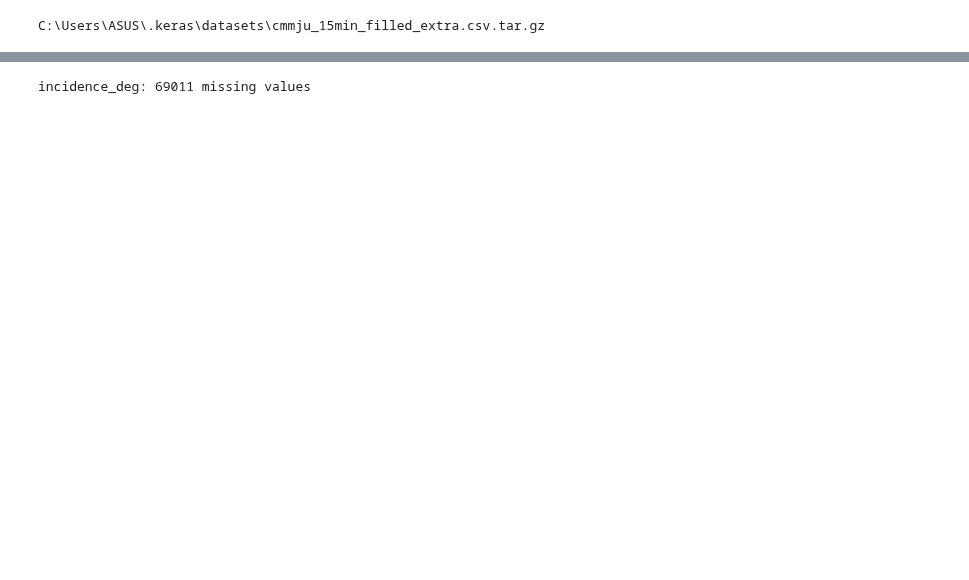
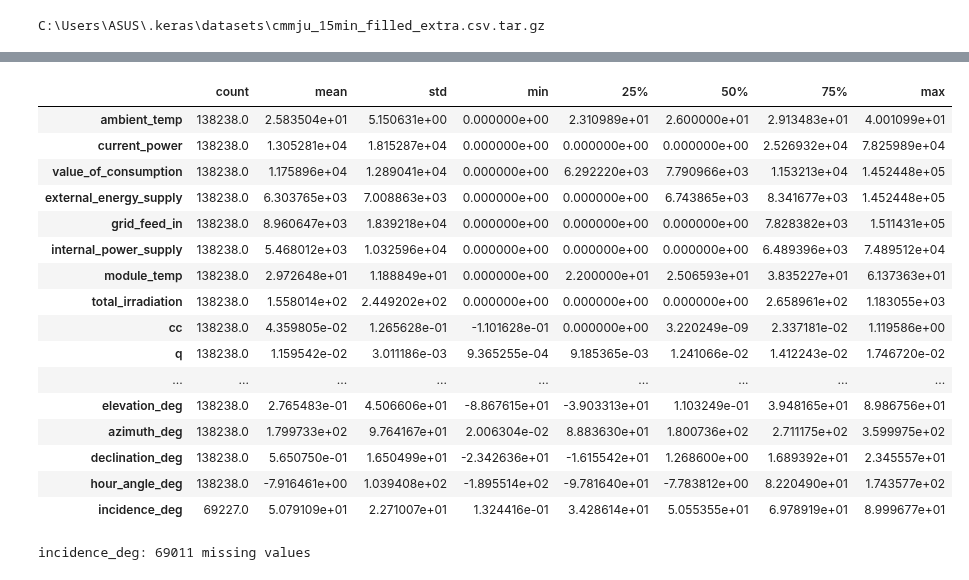
Before and after one commit to wsarachai/CM-SolarTS, a Jupyter notebook: src/jupyter_nb/experiments/baseline.ipynb, the cells around one changed output, grey strips where cells are left out. Saved outputs shown, nothing was run; the diff lists cells and outputs as text; code cells hidden in the pictures; blank space fills up the shorter version.

```diff
--- a/src/jupyter_nb/experiments/baseline.ipynb
+++ b/src/jupyter_nb/experiments/baseline.ipynb
@@ -28,3 +28,23 @@ df.head(3)
+# %%
+df.describe().transpose()
+# %% [output]
+|  | count | mean | std | min | 25% | 50% | 75% | max |
+| ambient_temp | 138238.0 | 2.583504e+01 | 5.150631e+00 | 0.000000e+00 | 2.310989e+01 | 2.600000e+01 | 2.913483e+01 | 4.001099e+01 |
+| current_power | 138238.0 | 1.305281e+04 | 1.815287e+04 | 0.000000e+00 | 0.000000e+00 | 0.000000e+00 | 2.526932e+04 | 7.825989e+04 |
+| value_of_consumption | 138238.0 | 1.175896e+04 | 1.289041e+04 | 0.000000e+00 | 6.292220e+03 | 7.790966e+03 | 1.153213e+04 | 1.452448e+05 |
+| external_energy_supply | 138238.0 | 6.303765e+03 | 7.008863e+03 | 0.000000e+00 | 0.000000e+00 | 6.743865e+03 | 8.341677e+03 | 1.452448e+05 |
+| grid_feed_in | 138238.0 | 8.960647e+03 | 1.839218e+04 | 0.000000e+00 | 0.000000e+00 | 0.000000e+00 | 7.828382e+03 | 1.511431e+05 |
+| internal_power_supply | 138238.0 | 5.468012e+03 | 1.032596e+04 | 0.000000e+00 | 0.000000e+00 | 0.000000e+00 | 6.489396e+03 | 7.489512e+04 |
+| module_temp | 138238.0 | 2.972648e+01 | 1.188849e+01 | 0.000000e+00 | 2.200000e+01 | 2.506593e+01 | 3.835227e+01 | 6.137363e+01 |
+| total_irradiation | 138238.0 | 1.558014e+02 | 2.449202e+02 | 0.000000e+00 | 0.000000e+00 | 0.000000e+00 | 2.658961e+02 | 1.183055e+03 |
+| cc | 138238.0 | 4.359805e-02 | 1.265628e-01 | -1.101628e-01 | 0.000000e+00 | 3.220249e-09 | 2.337181e-02 | 1.119586e+00 |
+| q | 138238.0 | 1.159542e-02 | 3.011186e-03 | 9.365255e-04 | 9.185365e-03 | 1.241066e-02 | 1.412243e-02 | 1.746720e-02 |
+| ... | ... | ... | ... | ... | ... | ... | ... | ... |
+| elevation_deg | 138238.0 | 2.765483e-01 | 4.506606e+01 | -8.867615e+01 | -3.903313e+01 | 1.103249e-01 | 3.948165e+01 | 8.986756e+01 |
+| azimuth_deg | 138238.0 | 1.799733e+02 | 9.764167e+01 | 2.006304e-02 | 8.883630e+01 | 1.800736e+02 | 2.711175e+02 | 3.599975e+02 |
+| declination_deg | 138238.0 | 5.650750e-01 | 1.650499e+01 | -2.342636e+01 | -1.615542e+01 | 1.268600e+00 | 1.689392e+01 | 2.345557e+01 |
+| hour_angle_deg | 138238.0 | -7.916461e+00 | 1.039408e+02 | -1.895514e+02 | -9.781640e+01 | -7.783812e+00 | 8.220490e+01 | 1.743577e+02 |
+| incidence_deg | 69227.0 | 5.079109e+01 | 2.271007e+01 | 1.324416e-01 | 3.428614e+01 | 5.055355e+01 | 6.978919e+01 | 8.999677e+01 |
 # %%
 for col in df.columns:
     missing_count = df[col].isnull().sum()
```
Also changed, not shown: parts of 38 cells of this notebook, 9 other files.
